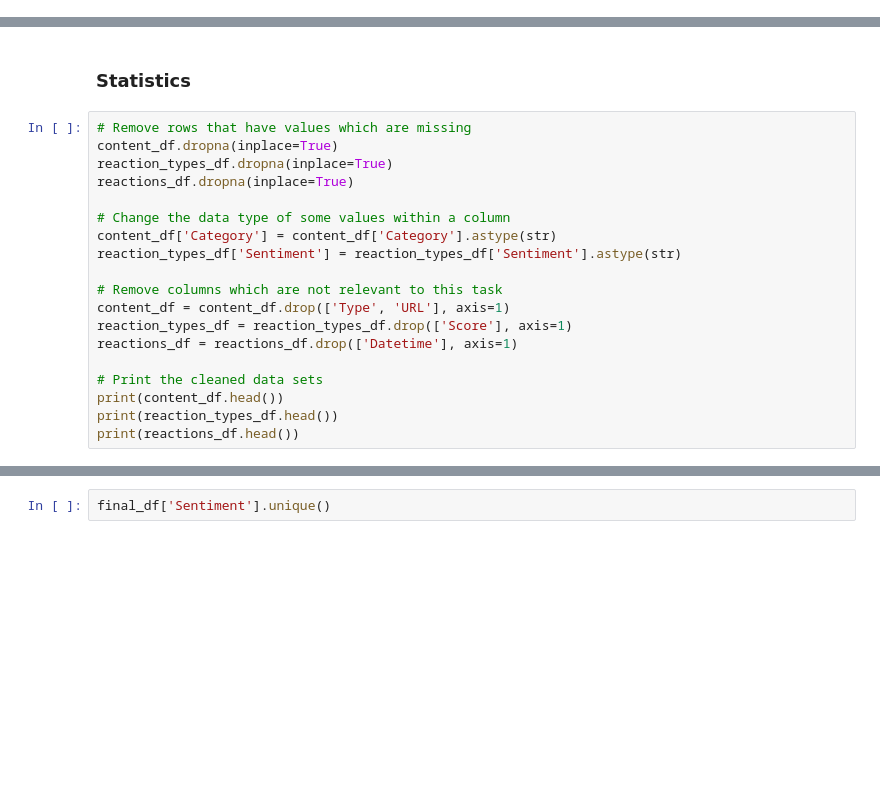
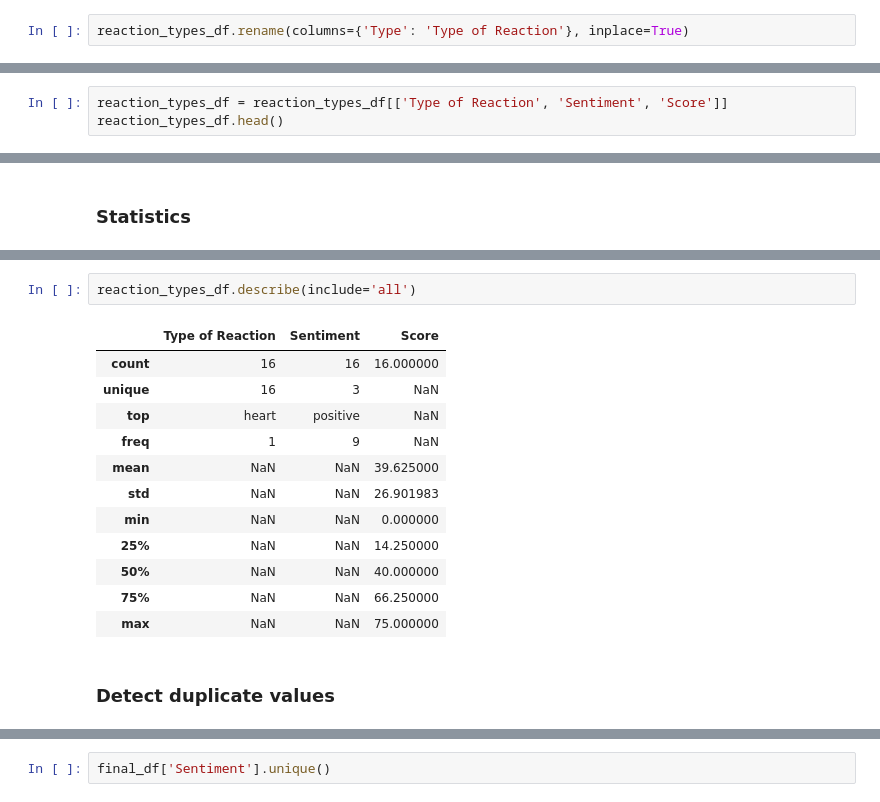
Before and after one commit to sabirinID/Accenture-Data-Analytics-Virtual-Internship, a Jupyter notebook: Files/2-Data-Cleaning-and-Modeling/Task 2 Data Cleaning.ipynb, the cells around one changed output, grey strips where cells are left out. Saved outputs shown, nothing was run; the diff lists cells and outputs as text; blank space fills up the shorter version.

```diff
--- a/Files/2-Data-Cleaning-and-Modeling/Task 2 Data Cleaning.ipynb
+++ b/Files/2-Data-Cleaning-and-Modeling/Task 2 Data Cleaning.ipynb
@@ -87,0 +135,2 @@ Client data dimension
+# %%
+reaction_types_df.rename(columns={'Type': 'Type of Reaction'}, inplace=True)
@@ -111,0 +150,3 @@ Client data dimension
+# %%
+reaction_types_df = reaction_types_df[['Type of Reaction', 'Sentiment', 'Score']]
+reaction_types_df.head()
@@ -159,21 +204,2 @@ memory usage: 998.2+ KB
 # %% [markdown]
 ### Statistics
-# %%
-# Remove rows that have values which are missing
-content_df.dropna(inplace=True)
-reaction_types_df.dropna(inplace=True)
-reactions_df.dropna(inplace=True)
-
-# Change the data type of some values within a column
-content_df['Category'] = content_df['Category'].astype(str)
-reaction_types_df['Sentiment'] = reaction_types_df['Sentiment'].astype(str)
-
-# Remove columns which are not relevant to this task
-content_df = content_df.drop(['Type', 'URL'], axis=1)
-reaction_types_df = reaction_types_df.drop(['Score'], axis=1)
-reactions_df = reactions_df.drop(['Datetime'], axis=1)
-
-# Print the cleaned data sets
-print(content_df.head())
-print(reaction_types_df.head())
-print(reactions_df.head())
@@ -201,0 +222,17 @@ final_df = final_df.merge(reaction_types_df, on='Type')
+# %%
+reaction_types_df.describe(include='all')
+# %% [output]
+|  | Type of Reaction | Sentiment | Score |
+| count | 16 | 16 | 16.000000 |
+| unique | 16 | 3 | NaN |
+| top | heart | positive | NaN |
+| freq | 1 | 9 | NaN |
+| mean | NaN | NaN | 39.625000 |
+| std | NaN | NaN | 26.901983 |
+| min | NaN | NaN | 0.000000 |
+| 25% | NaN | NaN | 14.250000 |
+| 50% | NaN | NaN | 40.000000 |
+| 75% | NaN | NaN | 66.250000 |
+| max | NaN | NaN | 75.000000 |
+# %% [markdown]
+### Detect duplicate values
```
Also changed, not shown: parts of 64 cells of this notebook.
